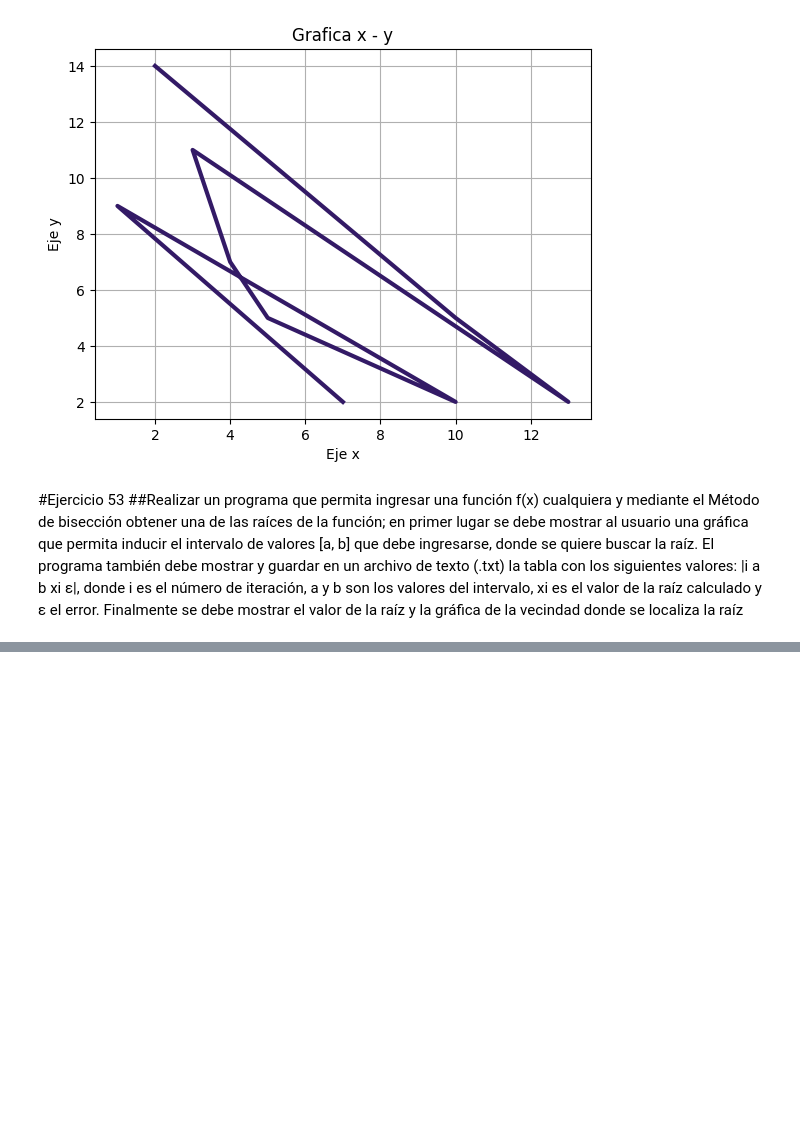
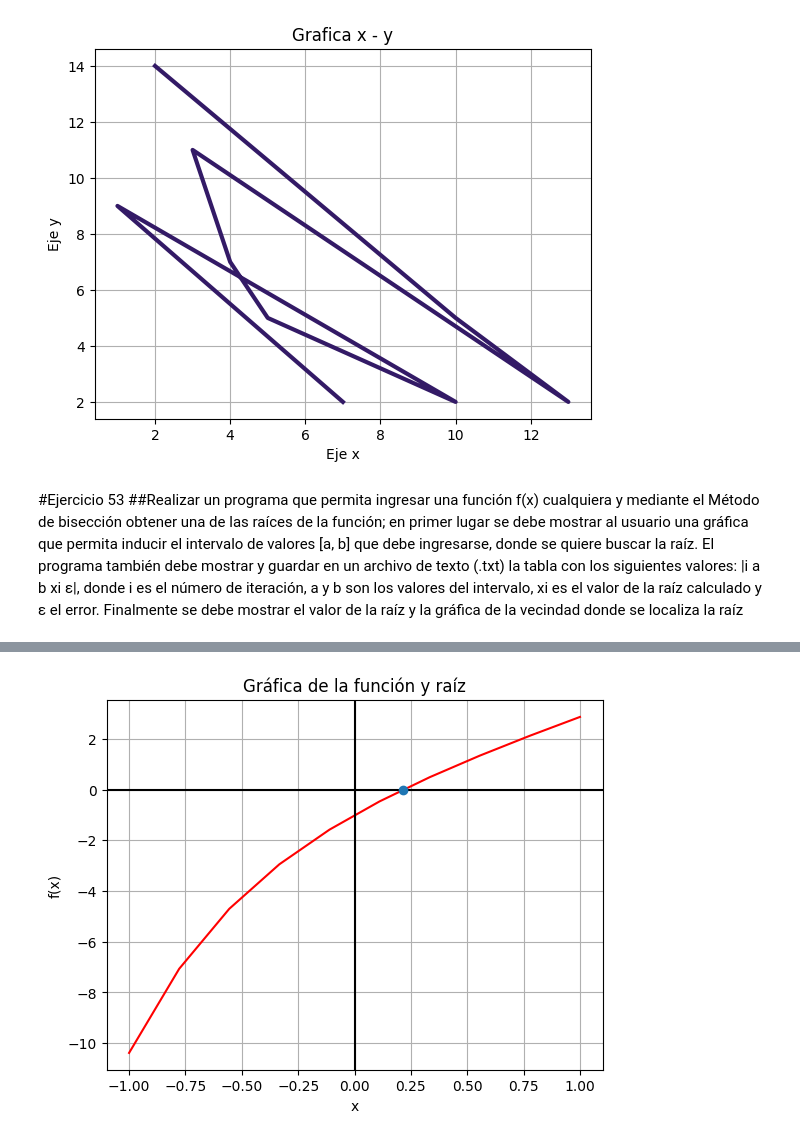
Before and after one commit to Diego-Delgadillo/Diego-Delgadillo, a Jupyter notebook: TAREA02a_DIEGO_RICARDO_DELGADILLO_GOMEZ.ipynb, the cells around one changed output, grey strips where cells are left out. Cells and saved outputs as stored; diff of their text form; code cells hidden in the pictures; blank space fills up the shorter version.

```diff
--- a/TAREA02a_DIEGO_RICARDO_DELGADILLO_GOMEZ.ipynb
+++ b/TAREA02a_DIEGO_RICARDO_DELGADILLO_GOMEZ.ipynb
@@ -943,0 +960,82 @@ AttributeError: module 'sympy' has no attribute 'assumptions'
+# %%
+import numpy as np
+import sympy as sym
+from matplotlib import pyplot as plt
+from sympy import symbols
+from sympy import lambdify
+from sympy import sympify
+
+def funcion():
+
+
+  #creamos archivo donde se guardarán los resultados
+  resultadosNewton = open("resultadosNewton.txt","w")
+
+  #almacena y guarda la funcion
+  x = symbols('x') #variable simbólica que utiliza la funcion
+  funcion = sympify(input("\n\x1b[34mIngresa una función -> \x1b[0m")) #ingresa funcion
+  f = lambdify(x,funcion) #evalua funcion de entrada
+
+  #deriva la funcion
+  print("")
+  derivada = sym.diff(funcion,x)
+  funcionDerivada = lambdify(x,derivada)
+  #return funcionDerivada
+
+  #almacena valor incial
+  print("")
+  xi = float(input("\n\x1b[33mIngresa el valor inicial de x0 -> \x1b[0m"))
+
+  contador = 0
+
+  print("")
+  print("{:^30}".format("Método de Newton Raphson"))
+  print("{:^10} {:^10} {:^10}".format("i", "Xi", "ε(%)"))
+
+  #guarda en archivo
+  resultadosNewton.write("{:^30}\n".format("Método de Newton Raphson"))
+  resultadosNewton.write("{:^10} {:^10} {:^10}\n".format("i", "Xi", "ε(%)"))
+
+  #calculamos las aoroixmaciones
+  while(True):
+
+    xn = xi - f(xi) / funcionDerivada(xi)
+    error = abs(xn-xi)/xn #calculamos el error
+
+    if(error < 0.000001):break
+
+    #actualiza el valor
+    xi = xn
+
+    #imprime
+    print("{:^10} {:^10f} {:^10f} ".format(contador,xi,round(error * 100,9)))
+    resultadosNewton.write("{:^10} {:^10f} {:^10f} ".format(contador,xi,round(error * 100,9)))
+    contador +=1
+
+  print(f"\nEl valor de la raíz es -> \x1b[34m{xn}\x1b[0m\n")
+  resultadosNewton.write(f"\nEl valor de la raíz es -> {xn}")
+
+  #grafica funcion
+  x = np.linspace(-1,1,10)
+  plt.figure()
+  plt.plot(x,f(x),'r')
+
+  plt.title("Gráfica de la función y raíz")
+  plt.xlabel("x")
+  plt.ylabel("f(x)")
+  plt.axhline(color="black")
+  plt.axvline(color="black")
+
+
+  #grafica funcion derivaa
+  plt.plot(xn,f(xn),marker='o')
+  plt.grid(True)
+  #plt.ylim([-15, 15])
+  plt.show()
+  resultadosNewton.close()
+
+#llamamos a las funciones
+#f = funcion()
+#f1 = derivada(f)
+funcion()
+# %% [output]
@@ -943,0 +1056 @@ AttributeError: module 'sympy' has no attribute 'assumptions'
+[figure, added]
```
Also changed, not shown: parts of 4 cells of this notebook.
